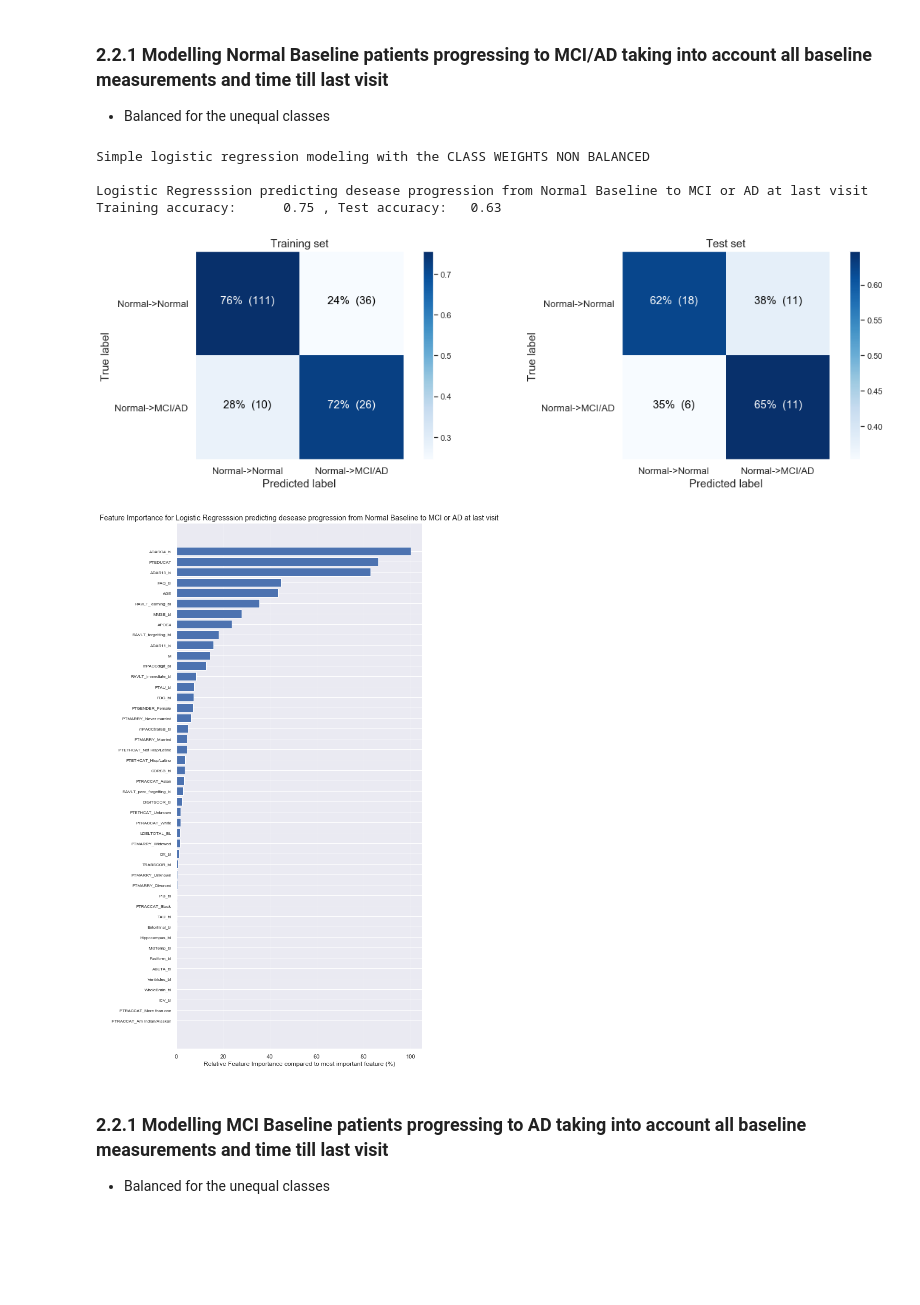
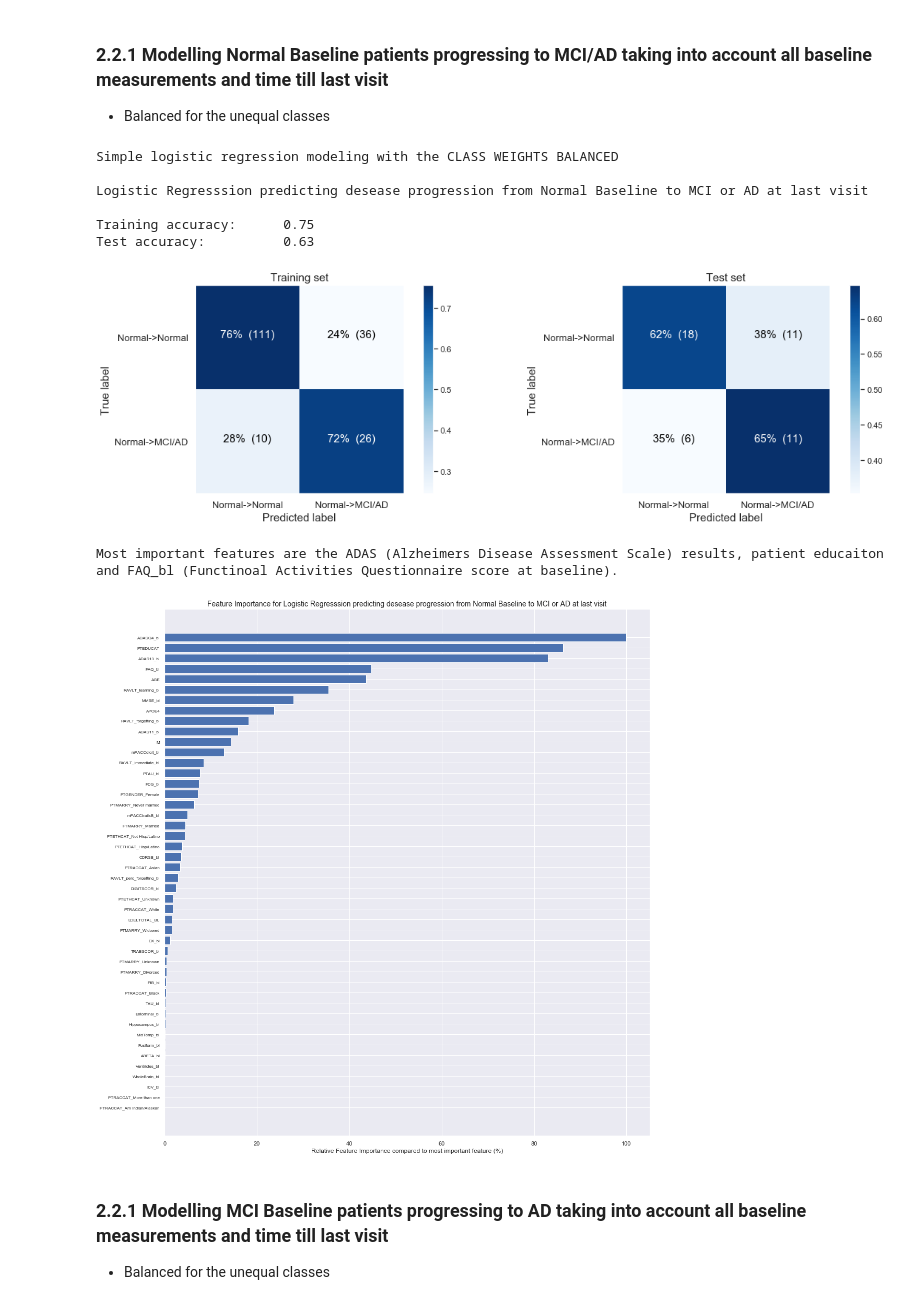
Before and after one commit to AC209a-AlzheimersProject/alzheimers-project, a Jupyter notebook: notebooks/model_longitudinal.ipynb, the cells around one changed output. Cells and saved outputs as stored; diff of their text form; code cells hidden in the pictures; blank space fills up the shorter version.

```diff
--- a/notebooks/model_longitudinal.ipynb
+++ b/notebooks/model_longitudinal.ipynb
@@ -429,11 +445,11 @@ plt.tight_layout()
 ### 2.2.1 Modelling Normal Baseline patients progressing to MCI/AD taking into account all baseline measurements and time till last visit
 - Balanced for the unequal classes
 # %%
-print('\nSimple logistic regression modeling with the CLASS WEIGHTS NON BALANCED')
+print('\nSimple logistic regression modeling with the CLASS WEIGHTS BALANCED')
 
 baseline_logreg_1 = LogisticRegression(solver='liblinear', class_weight='balanced').fit(X_train1.values, y_train1)
 print('\nLogistic Regresssion predicting desease progression from Normal Baseline to MCI or AD at last visit')
-print('Training accuracy: \t{:.2f} , Test accuracy: \t{:.2f}\n'.format(baseline_logreg_1.score(X_train1.values, y_train1), baseline_logreg_1.score(X_test1.values, y_test1)))
+print('\nTraining accuracy: \t{:.2f}\nTest accuracy: \t\t{:.2f}\n'.format(baseline_logreg_1.score(X_train1.values, y_train1), baseline_logreg_1.score(X_test1.values, y_test1)))
 fig, ax = plt.subplots(nrows=1, ncols=2, figsize=(16.5,5))
 ax1, ax2 = ax.ravel()
 cnf_matrix_tr = confusion_matrix(y_train1 , baseline_logreg_1.predict(X_train1.values))
@@ -442,30 +458,35 @@ plot_confusion_matrix(ax1, cnf_matrix_tr, classes=['Normal->Normal','Normal->MCI
 plot_confusion_matrix(ax2, cnf_matrix_ts, classes=['Normal->Normal','Normal->MCI/AD'], normalize=True, title='Test set')
 fig.tight_layout()
 # %% [output]
-Simple logistic regression modeling with the CLASS WEIGHTS NON BALANCED
+Simple logistic regression modeling with the CLASS WEIGHTS BALANCED
 
 Logistic Regresssion predicting desease progression from Normal Baseline to MCI or AD at last visit
-Training accuracy:      0.75 , Test accuracy:   0.63
+
+Training accuracy:      0.75
+Test accuracy:          0.63
 [figure]
 # %%
+print('Most important features are the ADAS (Alzheimers Disease Assessment Scale) results, patient educaiton and FAQ_bl (Functinoal Activities Questionnaire score at baseline).')
+
 # Feature importance analysis, sort and visualization (for normal baseline model)
 feature_importance = abs(baseline_logreg_1.coef_[0])
 feature_importance = 100.0 * (feature_importance / feature_importance.max())
 sorted_idx = np.argsort(feature_importance)
 pos = np.arange(sorted_idx.shape[0]) + .5
 
-featfig = plt.figure(figsize=(10,15))
+featfig = plt.figure(figsize=(15,15))
 featax = featfig.add_subplot(1, 1, 1)
 featax.barh(pos, feature_importance[sorted_idx], align='center')
 featax.set_yticks(pos)
 featax.set_yticklabels(np.array(X_train1.columns)[sorted_idx], fontsize=8)
 featax.set_xlabel('Relative Feature Importance compared to most important feature (%)')
 featax.set_title('Feature Importance for Logistic Regresssion predicting desease progression from Normal Baseline to MCI or AD at last visit')
 
 plt.tight_layout()
 plt.show()
 # %% [output]
+Most important features are the ADAS (Alzheimers Disease Assessment Scale) results, patient educaiton and FAQ_bl (Functinoal Activities Questionnaire score at baseline).
-[figure, old version]
+[figure, new version]
 # %% [markdown]
 ### 2.2.1 Modelling MCI Baseline patients progressing to AD taking into account all baseline measurements and time till last visit
 - Balanced for the unequal classes
```
Also changed, not shown: parts of 194 cells of this notebook, 21 other files.
